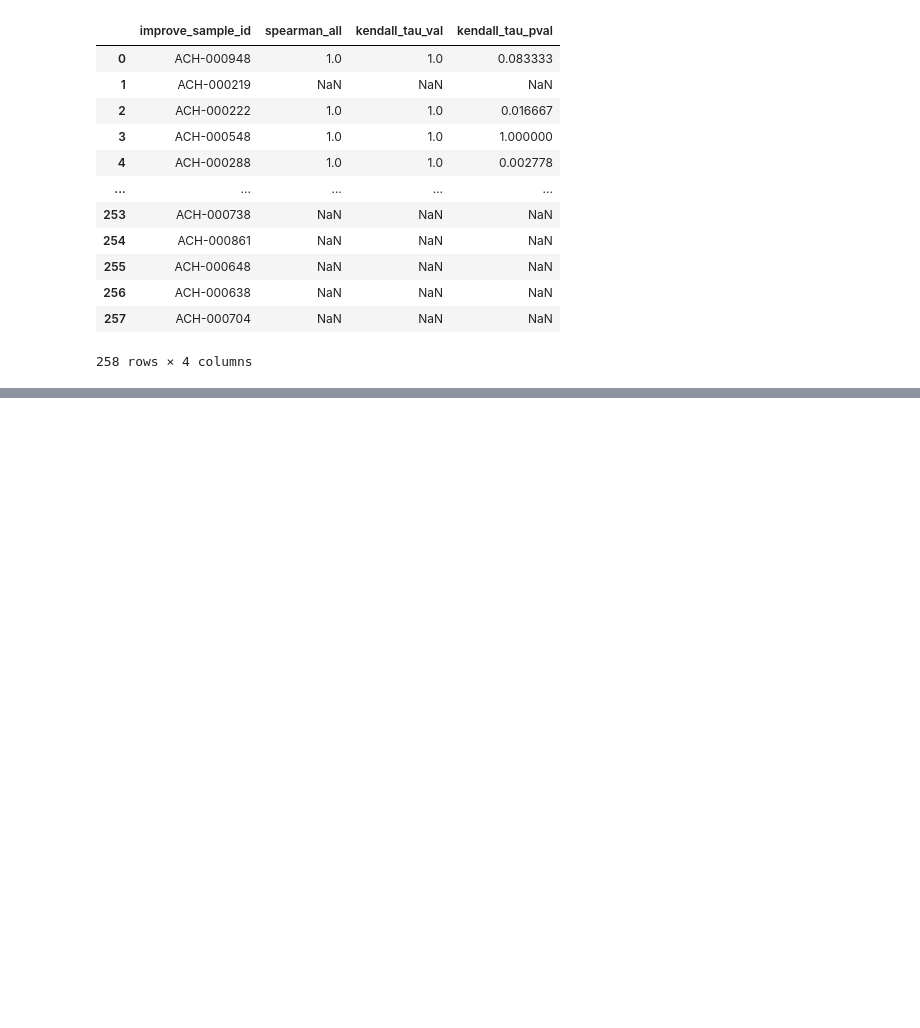
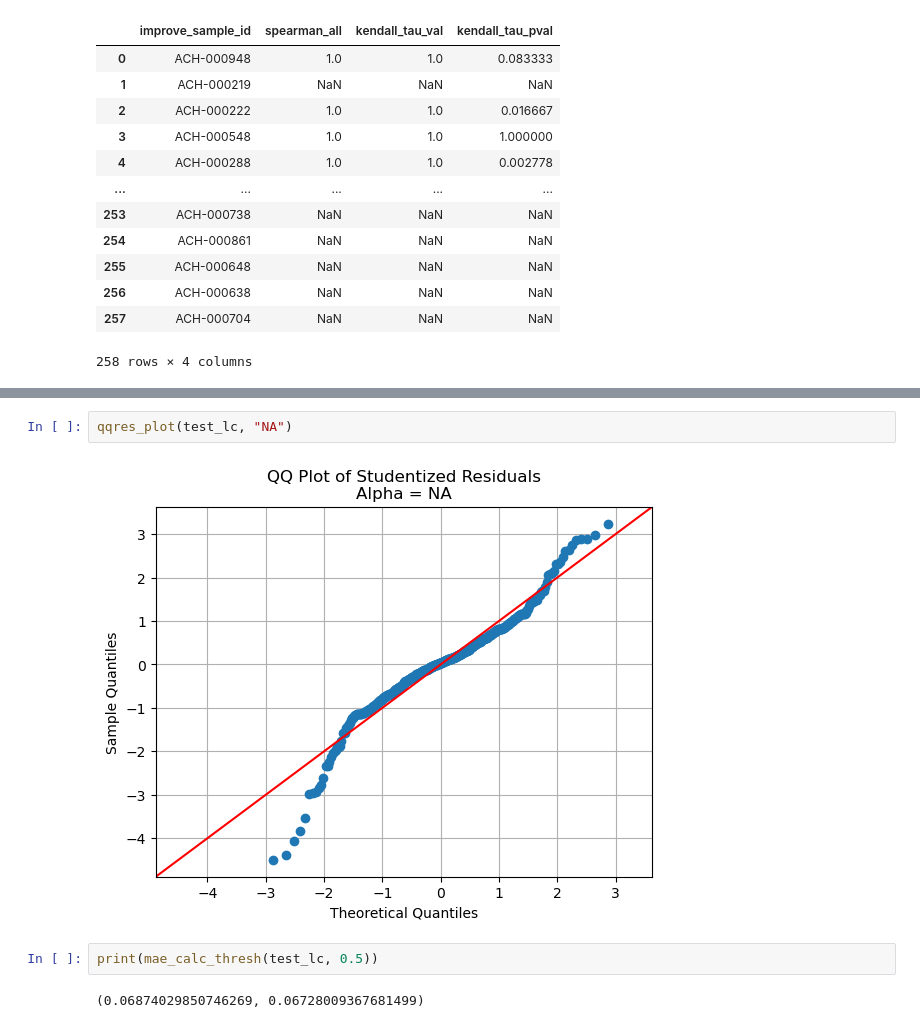
Before and after one commit to JDACS4C-IMPROVE/Scratch, a Jupyter notebook: alt-scores/mae_poly.ipynb, the cells around one changed output, grey strips where cells are left out. Drawn from its saved outputs; the diff is of its cells as text; blank space fills up the shorter version.

```diff
--- a/alt-scores/mae_poly.ipynb
+++ b/alt-scores/mae_poly.ipynb
@@ -443,0 +616,8 @@ make_rank_df(test_e7)
+# %%
+qqres_plot(test_lc, "NA")
+# %% [output]
+[figure, added]
+# %%
+print(mae_calc_thresh(test_lc, 0.5))
+# %% [output]
+(0.06874029850746269, 0.06728009367681499)
```
Also changed, not shown: parts of 22 cells of this notebook.
